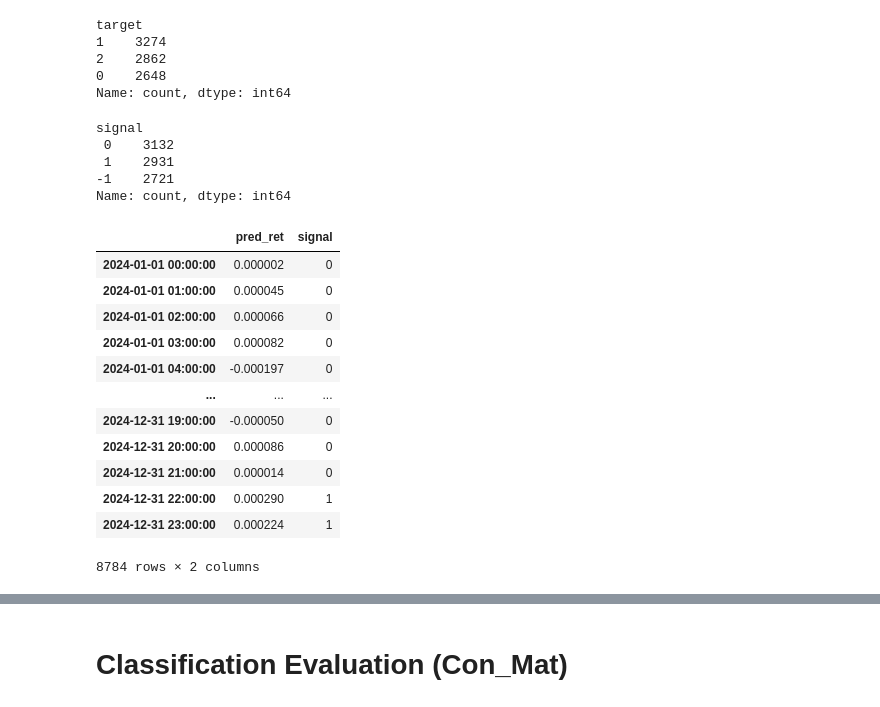
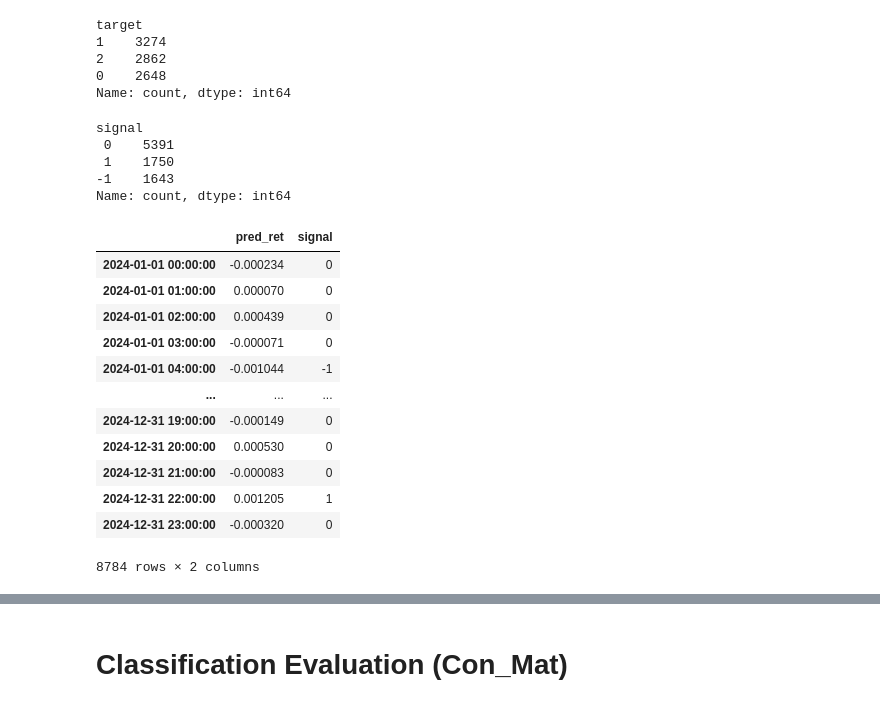
Before and after one commit to alvinku0/Bitcoin-Systematic-Strategies, a Jupyter notebook: modeling_backtesting/xgboost/xgboost_regressor_v1.ipynb, the cells around one changed output, grey strips where cells are left out. Cells and saved outputs as stored; diff of their text form; code cells hidden in the pictures.

```diff
--- a/modeling_backtesting/xgboost/xgboost_regressor_v1.ipynb
+++ b/modeling_backtesting/xgboost/xgboost_regressor_v1.ipynb
@@ -245,10 +247,10 @@ Testing set shape: X=(8784, 145), y=(8784,)
 # Consider adding other parameters like learning_rate, max_depth, subsample, colsample_bytree etc. for tuning
 
 xgb_reg = xgb.XGBRegressor(objective='reg:squarederror', n_estimators=200, reg_alpha=0.2, reg_lambda=2,
-                           max_depth=3,
-                           learning_rate=0.05,
-                           colsample_bytree=1,
-                            subsample=1,
+                           max_depth=7,
+                           learning_rate=0.1,
+                        #    colsample_bytree=1,
+                        #     subsample=1,
                            random_state=42)
 # 200, 0.2, 2
 
@@ -510,35 +499,35 @@ target
 0    2648
 Name: count, dtype: int64
 # %%
-val = 5
+val = 1
 
 signal = pd.DataFrame(y_pred_test, index=X_test.index, columns=['pred_ret'])
 signal['signal'] = np.where(signal['pred_ret']*val > 0.001, 1,
                             np.where(signal['pred_ret']*val < -0.001, -1, 0))
 
 
 
 print(signal['signal'].value_counts())
 
 signal
 # %% [output]
 signal
- 0    3132
- 1    2931
--1    2721
+ 0    5391
+ 1    1750
+-1    1643
 Name: count, dtype: int64
 |  | pred_ret | signal |
-| 2024-01-01 00:00:00 | 0.000002 | 0 |
-| 2024-01-01 01:00:00 | 0.000045 | 0 |
-| 2024-01-01 02:00:00 | 0.000066 | 0 |
-| 2024-01-01 03:00:00 | 0.000082 | 0 |
-| 2024-01-01 04:00:00 | -0.000197 | 0 |
+| 2024-01-01 00:00:00 | -0.000234 | 0 |
+| 2024-01-01 01:00:00 | 0.000070 | 0 |
+| 2024-01-01 02:00:00 | 0.000439 | 0 |
+| 2024-01-01 03:00:00 | -0.000071 | 0 |
+| 2024-01-01 04:00:00 | -0.001044 | -1 |
 | ... | ... | ... |
-| 2024-12-31 19:00:00 | -0.000050 | 0 |
-| 2024-12-31 20:00:00 | 0.000086 | 0 |
-| 2024-12-31 21:00:00 | 0.000014 | 0 |
-| 2024-12-31 22:00:00 | 0.000290 | 1 |
-| 2024-12-31 23:00:00 | 0.000224 | 1 |
+| 2024-12-31 19:00:00 | -0.000149 | 0 |
+| 2024-12-31 20:00:00 | 0.000530 | 0 |
+| 2024-12-31 21:00:00 | -0.000083 | 0 |
+| 2024-12-31 22:00:00 | 0.001205 | 1 |
+| 2024-12-31 23:00:00 | -0.000320 | 0 |
 8784 rows × 2 columns
 # %%
 run_backtest(signal, freq='h')
```
Also changed, not shown: parts of 10 cells of this notebook, 2 other files.
